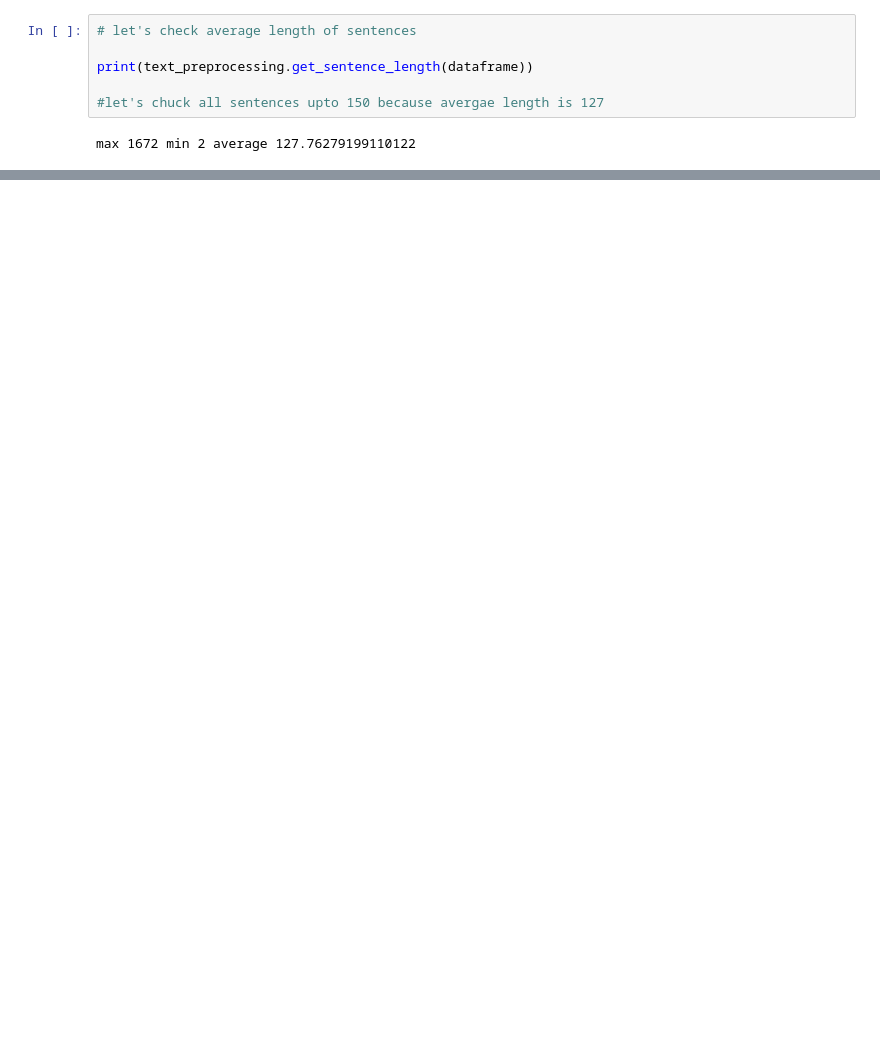
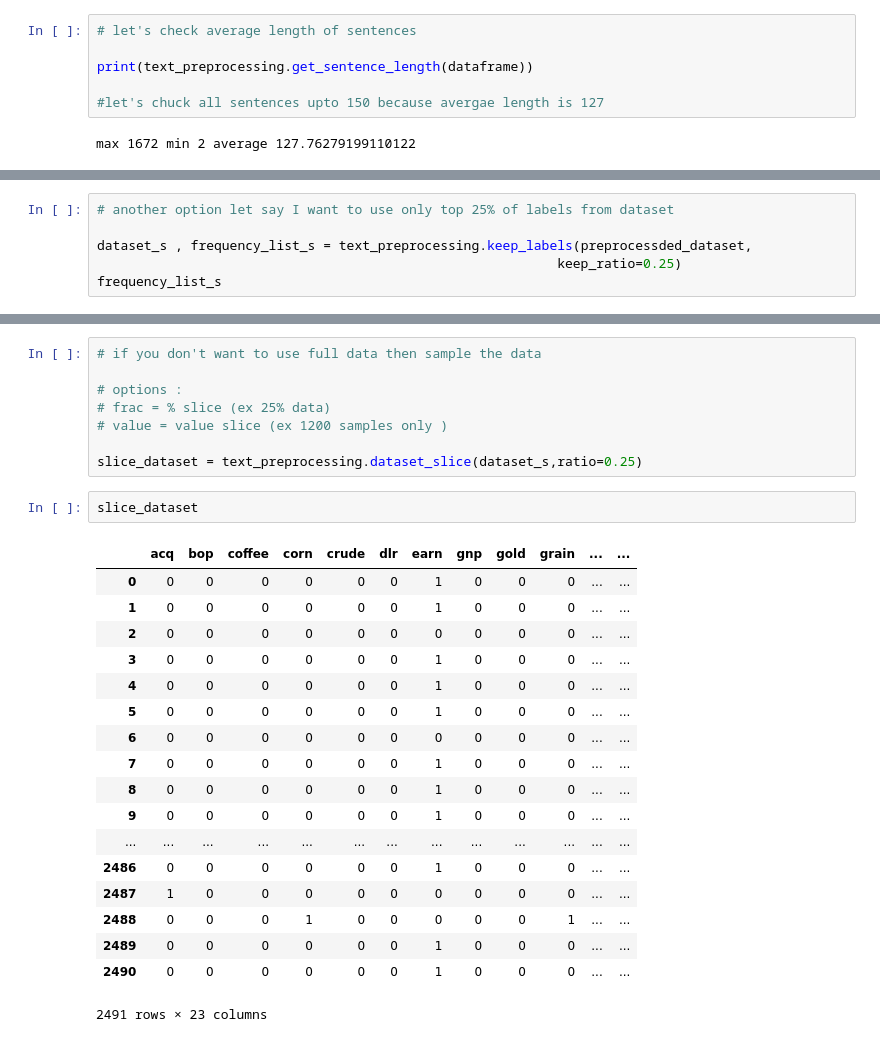
Before and after one commit to monk1337/MultiLab, a Jupyter notebook: Untitled.ipynb, the cells around one changed output, grey strips where cells are left out. Saved outputs shown, nothing was run; the diff lists cells and outputs as text; blank space fills up the shorter version.

```diff
--- a/Untitled.ipynb
+++ b/Untitled.ipynb
@@ -37,0 +105,6 @@ TypeError: chunk() missing 1 required positional argument: 'value'
+# %%
+# another option let say I want to use only top 25% of labels from dataset
+
+dataset_s , frequency_list_s = text_preprocessing.keep_labels(preprocessded_dataset,
+                                                           keep_ratio=0.25)
+frequency_list_s
@@ -37,0 +129,29 @@ TypeError: chunk() missing 1 required positional argument: 'value'
+# %%
+# if you don't want to use full data then sample the data
+
+# options :
+# frac = % slice (ex 25% data)
+# value = value slice (ex 1200 samples only )
+
+slice_dataset = text_preprocessing.dataset_slice(dataset_s,ratio=0.25)
+# %%
+slice_dataset
+# %% [output]
+|  | acq | bop | coffee | corn | crude | dlr | earn | gnp | gold | grain | ... | ... |
+| 0 | 0 | 0 | 0 | 0 | 0 | 0 | 1 | 0 | 0 | 0 | ... | ... |
+| 1 | 0 | 0 | 0 | 0 | 0 | 0 | 1 | 0 | 0 | 0 | ... | ... |
+| 2 | 0 | 0 | 0 | 0 | 0 | 0 | 0 | 0 | 0 | 0 | ... | ... |
+| 3 | 0 | 0 | 0 | 0 | 0 | 0 | 1 | 0 | 0 | 0 | ... | ... |
+| 4 | 0 | 0 | 0 | 0 | 0 | 0 | 1 | 0 | 0 | 0 | ... | ... |
+| 5 | 0 | 0 | 0 | 0 | 0 | 0 | 1 | 0 | 0 | 0 | ... | ... |
+| 6 | 0 | 0 | 0 | 0 | 0 | 0 | 0 | 0 | 0 | 0 | ... | ... |
+| 7 | 0 | 0 | 0 | 0 | 0 | 0 | 1 | 0 | 0 | 0 | ... | ... |
+| 8 | 0 | 0 | 0 | 0 | 0 | 0 | 1 | 0 | 0 | 0 | ... | ... |
+| 9 | 0 | 0 | 0 | 0 | 0 | 0 | 1 | 0 | 0 | 0 | ... | ... |
+| ... | ... | ... | ... | ... | ... | ... | ... | ... | ... | ... | ... | ... |
+| 2486 | 0 | 0 | 0 | 0 | 0 | 0 | 1 | 0 | 0 | 0 | ... | ... |
+| 2487 | 1 | 0 | 0 | 0 | 0 | 0 | 0 | 0 | 0 | 0 | ... | ... |
+| 2488 | 0 | 0 | 0 | 1 | 0 | 0 | 0 | 0 | 0 | 1 | ... | ... |
+| 2489 | 0 | 0 | 0 | 0 | 0 | 0 | 1 | 0 | 0 | 0 | ... | ... |
+| 2490 | 0 | 0 | 0 | 0 | 0 | 0 | 1 | 0 | 0 | 0 | ... | ... |
+2491 rows × 23 columns
```
Also changed, not shown: parts of 10 cells of this notebook, 1 other file.
